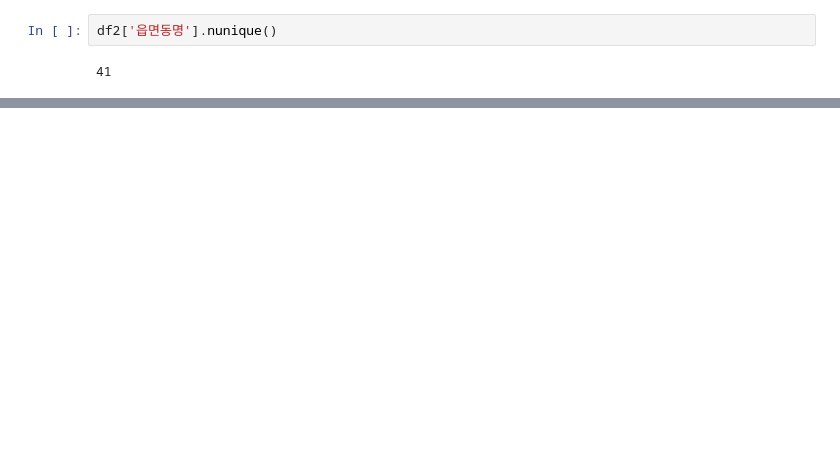
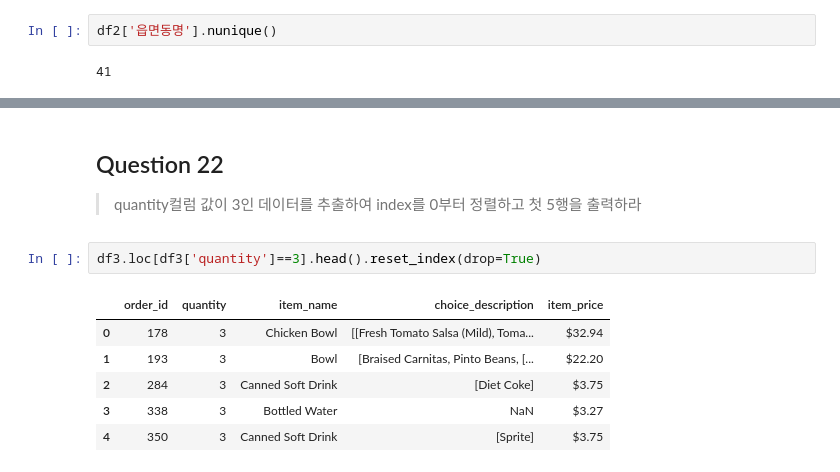
Before and after one commit to lagonee23/Practice, a Jupyter notebook: Pandas/Pandas_tutorial.ipynb, the cells around one changed output, grey strips where cells are left out. Saved outputs shown, nothing was run; the diff lists cells and outputs as text; blank space fills up the shorter version.

```diff
--- a/Pandas/Pandas_tutorial.ipynb
+++ b/Pandas/Pandas_tutorial.ipynb
@@ -206,0 +251,12 @@ df2['읍면동명'].nunique()
+# %% [markdown]
+## Question 22
+> quantity컬럼 값이 3인 데이터를 추출하여 index를 0부터 정렬하고 첫 5행을 출력하라
+# %%
+df3.loc[df3['quantity']==3].head().reset_index(drop=True)
+# %% [output]
+|  | order_id | quantity | item_name | choice_description | item_price |
+| 0 | 178 | 3 | Chicken Bowl | [[Fresh Tomato Salsa (Mild), Toma... | $32.94 |
+| 1 | 193 | 3 | Bowl | [Braised Carnitas, Pinto Beans, [... | $22.20 |
+| 2 | 284 | 3 | Canned Soft Drink | [Diet Coke] | $3.75 |
+| 3 | 338 | 3 | Bottled Water | NaN | $3.27 |
+| 4 | 350 | 3 | Canned Soft Drink | [Sprite] | $3.75 |
```
Also changed, not shown: parts of 31 cells of this notebook.
